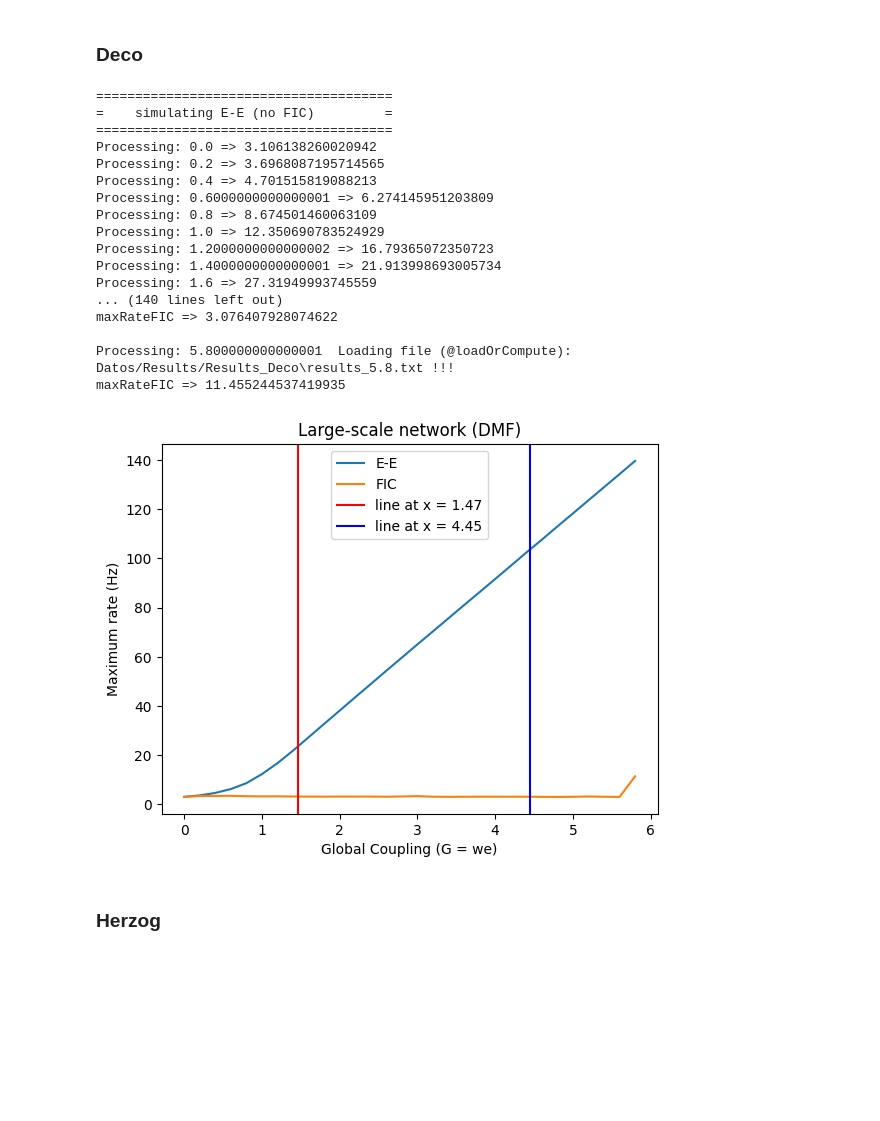
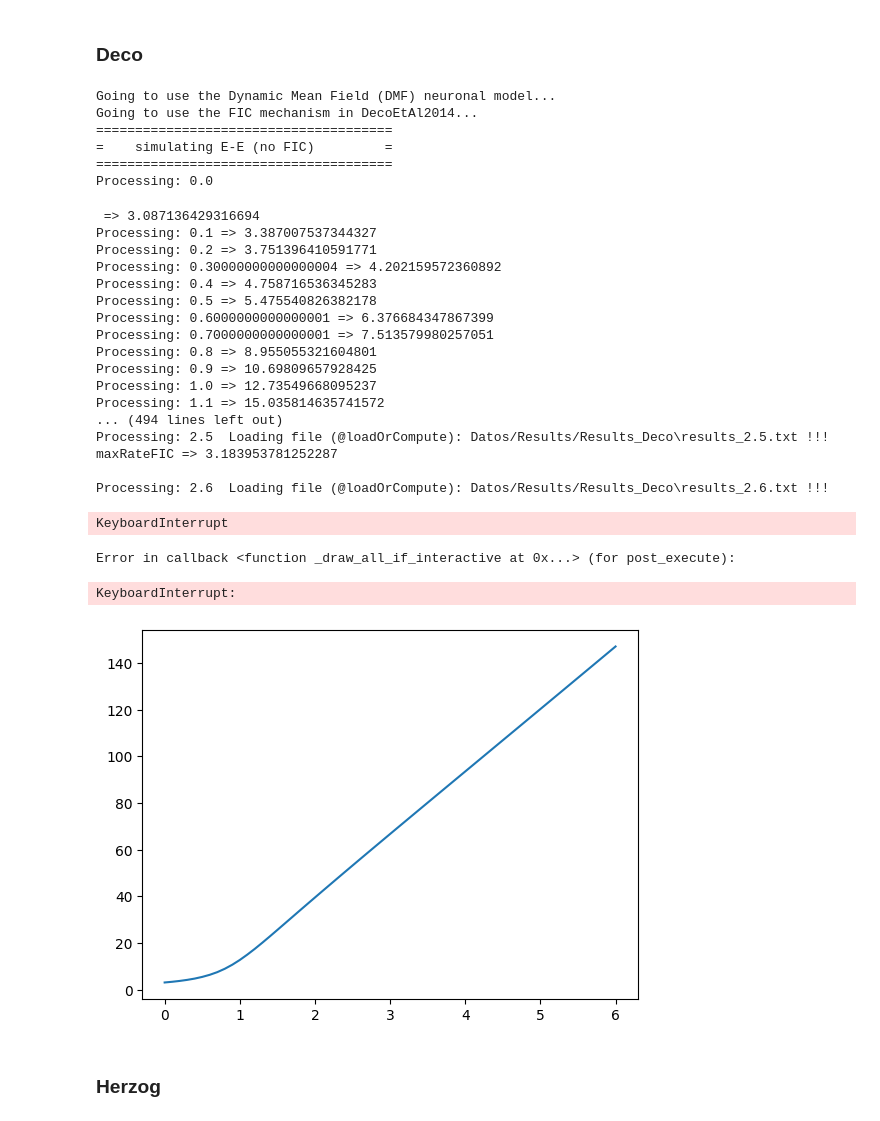
Before and after one commit to FaragoFa/Neuronas, a Jupyter notebook: Proyecto.ipynb, the cells around one changed output. Drawn from its saved outputs; the diff is of its cells as text; code cells hidden in the pictures; blank space fills up the shorter version.

```diff
--- a/Proyecto.ipynb
+++ b/Proyecto.ipynb
@@ -233,32 +233,41 @@ plt.show()
 # %% [markdown]
 ### Deco
 # %%
-import Tests.DecoEtAl2014.fig2 as fig_Deco
+import Tests.fig_Deco as fig_Deco
 
 # Carpeta destino
 folder_path = 'Datos/Results/Results_Deco'
 
 # Calculo DMF
-fig_Deco.plotMaxFrecForAllWe(matriz_conectividad_promedio, fileName=os.path.join(folder_path, 'results_{}.txt'), wStep=0.2, wEnd= 5.8 + 0.001)
+fig_Deco.plotMaxFrecForAllWe(matriz_conectividad_promedio, fileName=os.path.join(folder_path, 'results_{}.txt'), wStep=0.1, wEnd= 6 + 0.001)
 # %% [output]
+Going to use the Dynamic Mean Field (DMF) neuronal model...
+Going to use the FIC mechanism in DecoEtAl2014...
 ======================================
 =    simulating E-E (no FIC)         =
 ======================================
-Processing: 0.0 => 3.106138260020942
-Processing: 0.2 => 3.6968087195714565
-Processing: 0.4 => 4.701515819088213
-Processing: 0.6000000000000001 => 6.274145951203809
-Processing: 0.8 => 8.674501460063109
-Processing: 1.0 => 12.350690783524929
-Processing: 1.2000000000000002 => 16.79365072350723
-Processing: 1.4000000000000001 => 21.913998693005734
-Processing: 1.6 => 27.31949993745559
-... (140 lines left out)
-maxRateFIC => 3.076407928074622
-
-Processing: 5.800000000000001  Loading file (@loadOrCompute): Datos/Results/Results_Deco\results_5.8.txt !!!
-maxRateFIC => 11.455244537419935
+Processing: 0.0
+ => 3.087136429316694
+Processing: 0.1 => 3.387007537344327
+Processing: 0.2 => 3.751396410591771
+Processing: 0.30000000000000004 => 4.202159572360892
+Processing: 0.4 => 4.758716536345283
+Processing: 0.5 => 5.475540826382178
+Processing: 0.6000000000000001 => 6.376684347867399
+Processing: 0.7000000000000001 => 7.513579980257051
+Processing: 0.8 => 8.955055321604801
+Processing: 0.9 => 10.69809657928425
+Processing: 1.0 => 12.73549668095237
+Processing: 1.1 => 15.035814635741572
+... (494 lines left out)
+Processing: 2.5  Loading file (@loadOrCompute): Datos/Results/Results_Deco\results_2.5.txt !!!
+maxRateFIC => 3.183953781252287
+
+Processing: 2.6  Loading file (@loadOrCompute): Datos/Results/Results_Deco\results_2.6.txt !!!
+KeyboardInterrupt
+Error in callback <function _draw_all_if_interactive at 0x...> (for post_execute):
+KeyboardInterrupt:
-[figure, old version]
+[figure, new version]
 # %% [markdown]
 ### Herzog
 # %%
```
Also changed, not shown: parts of 2 cells of this notebook, 3 other files.
